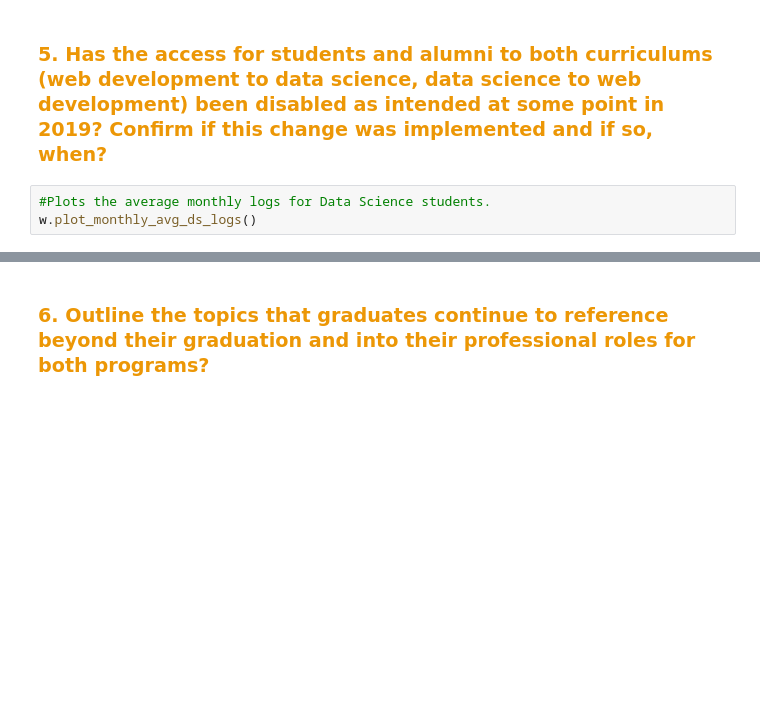
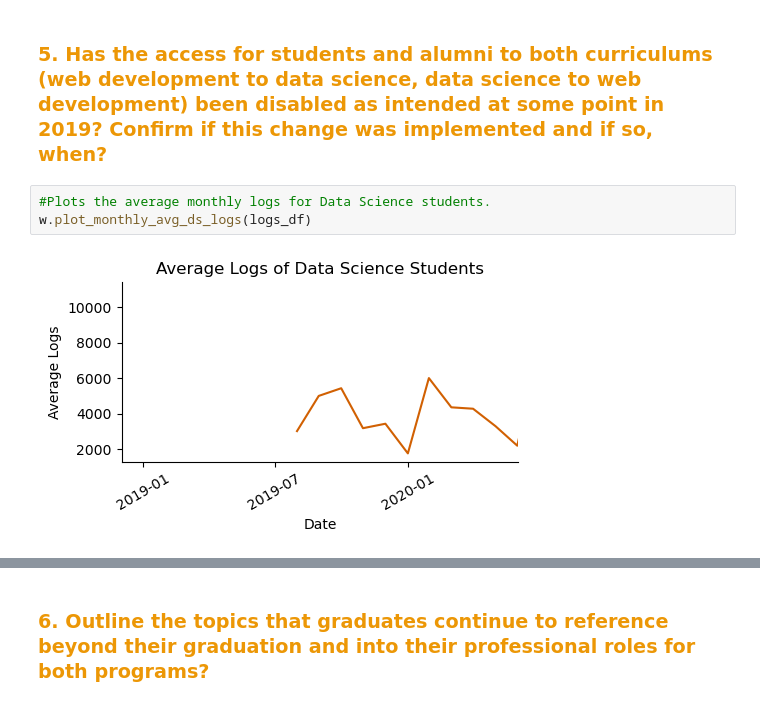
Before and after one commit to Curriculum-Assurance-Team/Curriculum_Engagement_and_Usage_Analysis, a Jupyter notebook: CAT_FinalNotebook.ipynb, the cells around one changed output, grey strips where cells are left out. Cells and saved outputs as stored; diff of their text form; blank space fills up the shorter version.

```diff
--- a/CAT_FinalNotebook.ipynb
+++ b/CAT_FinalNotebook.ipynb
@@ -123,6 +196,8 @@ w.question2_graph(logs_df)
 ### <span style= 'color: #EC9706'>5. Has the access for students and alumni to both curriculums (web development to data science, data science to web development) been disabled as intended at some point in 2019? Confirm if this change was implemented and if so, when?
 # %%
 #Plots the average monthly logs for Data Science students.
-w.plot_monthly_avg_ds_logs()
+w.plot_monthly_avg_ds_logs(logs_df)
+# %% [output]
+[figure, added]
 # %%
 # Plots the average monthly logs for Web Development students.
```
Also changed, not shown: parts of 23 cells of this notebook.
